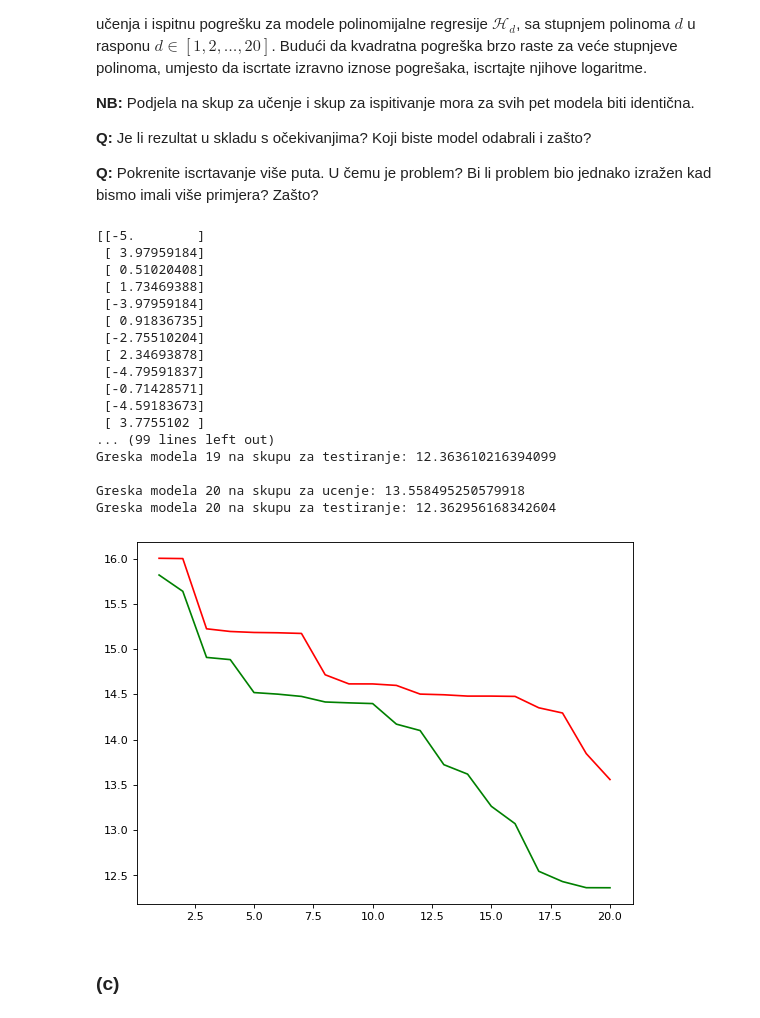
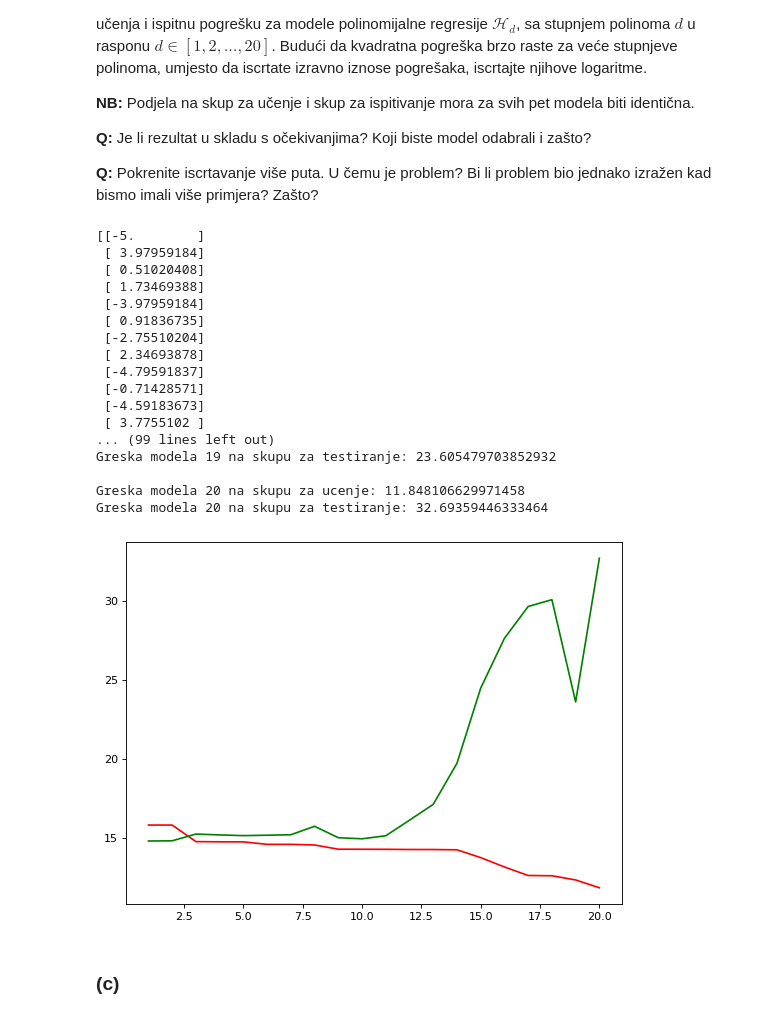
Before and after one commit to Spooky-M/SU_lab1, a Jupyter notebook: SU-2020-LAB01-Regresija.ipynb, the cells around one changed output. Saved outputs shown, nothing was run; the diff lists cells and outputs as text; code cells hidden in the pictures.

```diff
--- a/SU-2020-LAB01-Regresija.ipynb
+++ b/SU-2020-LAB01-Regresija.ipynb
@@ -294,38 +294,38 @@ for d in d_list:
     E1 = math.log2(mean_squared_error(pred, y_train))
     E_train.append(E1)
     print("\nGreska modela " + str(d) + " na skupu za ucenje: " + str(E1))
 
     hi = p.fit_transform(X_test)
-    reg = LinearRegression().fit(hi, y_test)
+    #reg = LinearRegression().fit(hi, y_test)
     pred = reg.predict(hi)
     E2 = math.log2(mean_squared_error(pred, y_test))
     E_test.append(E2)
     print("Greska modela " + str(d) + " na skupu za testiranje: " + str(E2))
 
 print("\n")
 figure(num=None, figsize=(8, 6), dpi=80, facecolor='w', edgecolor='k')
 plt.plot(d_list, E_train, "r")
 plt.plot(d_list, E_test, "g")
 plt.show()
 # %% [output]
 [[-5.        ]
  [ 3.97959184]
  [ 0.51020408]
  [ 1.73469388]
  [-3.97959184]
  [ 0.91836735]
  [-2.75510204]
  [ 2.34693878]
  [-4.79591837]
  [-0.71428571]
  [-4.59183673]
  [ 3.7755102 ]
 ... (99 lines left out)
-Greska modela 19 na skupu za testiranje: 12.363610216394099
+Greska modela 19 na skupu za testiranje: 23.605479703852932
 
-Greska modela 20 na skupu za ucenje: 13.558495250579918
-Greska modela 20 na skupu za testiranje: 12.362956168342604
+Greska modela 20 na skupu za ucenje: 11.848106629971458
+Greska modela 20 na skupu za testiranje: 32.69359446333464
-[figure, old version]
+[figure, new version]
 # %% [markdown]
 ### (c)
 # %% [markdown]
```
Also changed, not shown: parts of 8 cells of this notebook.
